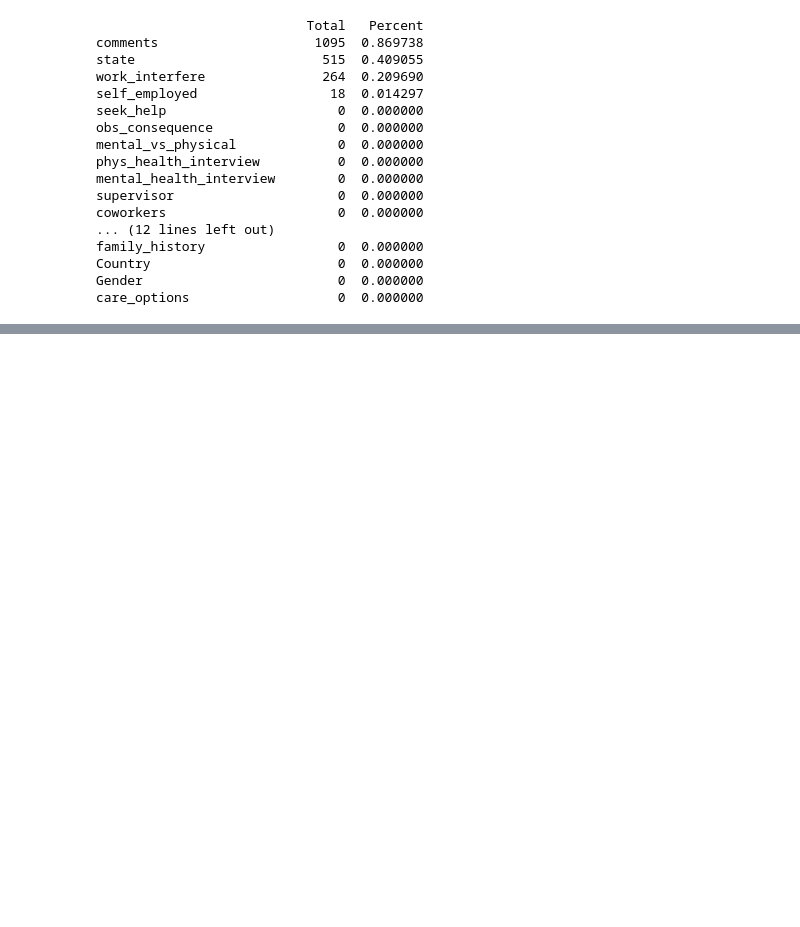
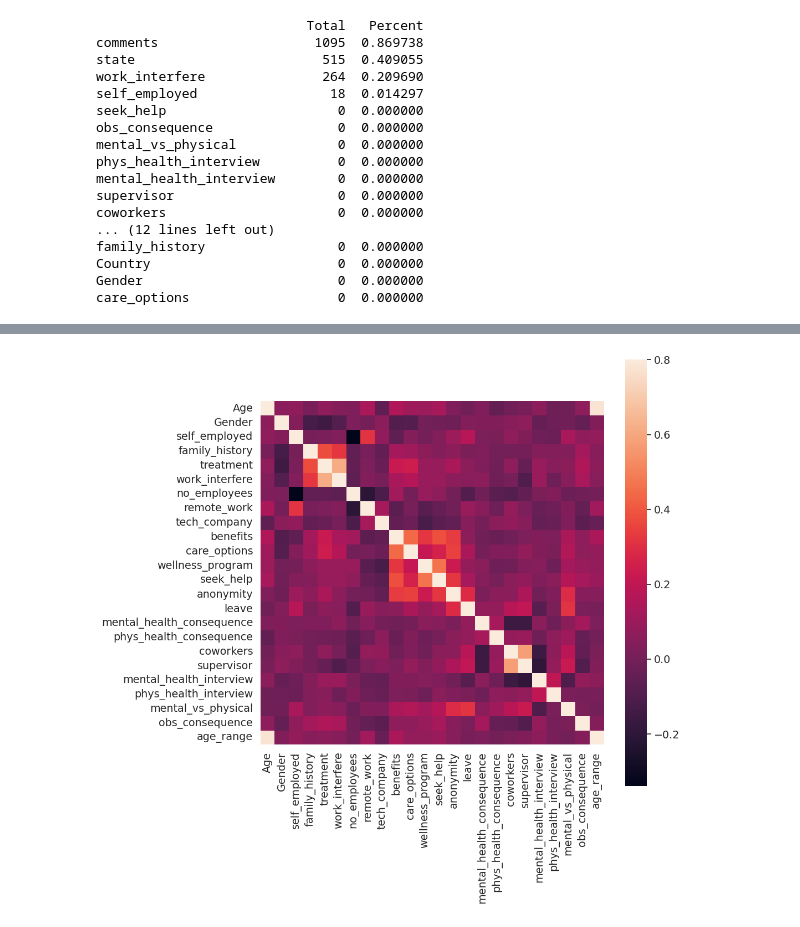
Before and after one commit to sandhyashinde06/repo, a Jupyter notebook: Sandhya_ML_Projecyt.ipynb, the cells around one changed output, grey strips where cells are left out. Cells and saved outputs as stored; diff of their text form; code cells hidden in the pictures; blank space fills up the shorter version.

```diff
--- a/Sandhya_ML_Projecyt.ipynb
+++ b/Sandhya_ML_Projecyt.ipynb
@@ -127,0 +221,5 @@ TypeError: ignored
+# %%
+#Since the percentage of self employed as only 0.014% so we would keep the NaN value and change it to readable format as NOT self_employed
+#Replace "NaN" string from defaultString_value
+mental_health_df['self_employed'] = mental_health_df['self_employed'].replace([defaultString_value], 'No')
+print(mental_health_df['self_employed'].unique())
@@ -127,0 +228,6 @@ TypeError: ignored
+# %%
+#Sinnce there are only 0.20% of self work_interfere values so we change NaN to "Don't know
+#Replace "NaN" string from defaultString
+
+mental_health_df['work_interfere'] = mental_health_df['work_interfere'].replace([defaultString_value], 'Don\'t know' )
+print(mental_health_df['work_interfere'].unique())
@@ -127,0 +236,19 @@ TypeError: ignored
+# %%
+#Encoding data
+labelDict = {}
+for feature in mental_health_df:
+    le = preprocessing.LabelEncoder()
+    le.fit(mental_health_df[feature])
+    le_name_mapping = dict(zip(le.classes_, le.transform(le.classes_)))
+    mental_health_df[feature] = le.transform(mental_health_df[feature])
+    # Get labels
+    labelKey = 'label_' + feature
+    labelValue = [*le_name_mapping]
+    labelDict[labelKey] =labelValue
+
+for key, value in labelDict.items():
+    print(key, value)
+
+#Dropping rid of 'Country' as it does not help in analysis
+mental_health_df = mental_health_df.drop(['Country'], axis= 1)
+mental_health_df.head()
@@ -127,0 +305,9 @@ TypeError: ignored
+# %%
+import seaborn as sns
+#correlation matrix
+corrmat =mental_health_df.corr()
+f, ax = plt.subplots(figsize=(10, 10))
+sns.heatmap(corrmat, vmax=.8, square=True);
+plt.show()
+# %% [output]
+[figure, added]
```
Also changed, not shown: parts of 16 cells of this notebook.
